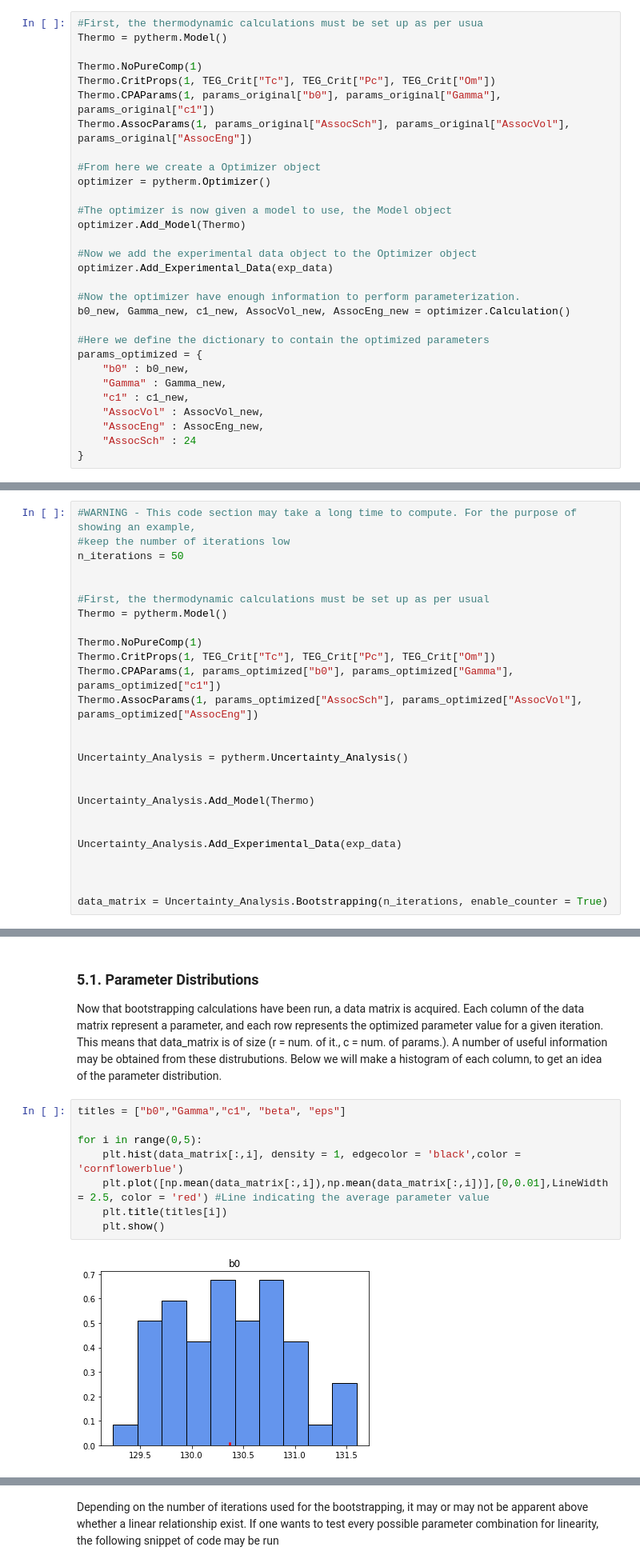
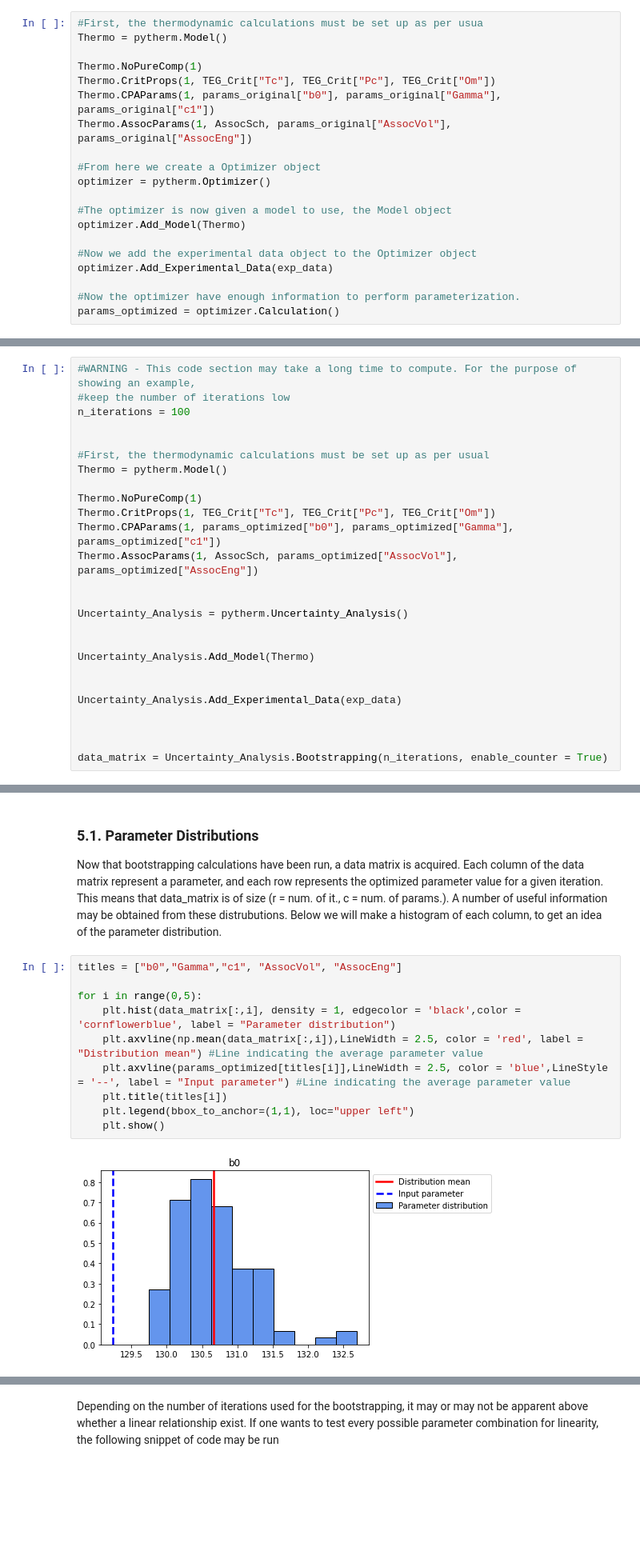
Before and after one commit to olisimdan/PyTherm, a Jupyter notebook: 5. Uncertainty Analysis.ipynb, the cells around one changed output, grey strips where cells are left out. Shown: that part at 80% size. Cells and saved outputs as stored; diff of their text form; blank space fills up the shorter version.

```diff
--- a/5. Uncertainty Analysis.ipynb
+++ b/5. Uncertainty Analysis.ipynb
@@ -151,7 +152,7 @@ Thermo = pytherm.Model()
 Thermo.NoPureComp(1)
 Thermo.CritProps(1, TEG_Crit["Tc"], TEG_Crit["Pc"], TEG_Crit["Om"])
 Thermo.CPAParams(1, params_original["b0"], params_original["Gamma"], params_original["c1"])
-Thermo.AssocParams(1, params_original["AssocSch"], params_original["AssocVol"], params_original["AssocEng"])
+Thermo.AssocParams(1, AssocSch, params_original["AssocVol"], params_original["AssocEng"])
 
 #From here we create a Optimizer object
 optimizer = pytherm.Optimizer()
@@ -163,17 +164,7 @@ optimizer.Add_Model(Thermo)
 optimizer.Add_Experimental_Data(exp_data)
 
 #Now the optimizer have enough information to perform parameterization.
-b0_new, Gamma_new, c1_new, AssocVol_new, AssocEng_new = optimizer.Calculation()
-
-#Here we define the dictionary to contain the optimized parameters
-params_optimized = {
-    "b0" : b0_new,
-    "Gamma" : Gamma_new,
-    "c1" : c1_new,
-    "AssocVol" : AssocVol_new,
-    "AssocEng" : AssocEng_new,
-    "AssocSch" : 24
-}
+params_optimized = optimizer.Calculation()
 # %% [markdown]
 We have now obtained optimized parameters! Let us expose them to sensitivity analysis, just like the previous parameter set.
 # %%
@@ -239,7 +230,7 @@ In this section the bootstrapping methodology is applied to test parameter uncer
 # %%
 #WARNING - This code section may take a long time to compute. For the purpose of showing an example,
 #keep the number of iterations low
-n_iterations = 50
+n_iterations = 100
 
 
 #First, the thermodynamic calculations must be set up as per usual
@@ -248,7 +239,7 @@ Thermo = pytherm.Model()
 Thermo.NoPureComp(1)
 Thermo.CritProps(1, TEG_Crit["Tc"], TEG_Crit["Pc"], TEG_Crit["Om"])
 Thermo.CPAParams(1, params_optimized["b0"], params_optimized["Gamma"], params_optimized["c1"])
-Thermo.AssocParams(1, params_optimized["AssocSch"], params_optimized["AssocVol"], params_optimized["AssocEng"])
+Thermo.AssocParams(1, AssocSch, params_optimized["AssocVol"], params_optimized["AssocEng"])
 
 
 Uncertainty_Analysis = pytherm.Uncertainty_Analysis()
@@ -284,12 +275,14 @@ Iteration 50 of 50
 ### 5.1. Parameter Distributions
 Now that bootstrapping calculations have been run, a data matrix is acquired. Each column of the data matrix represent a parameter, and each row represents the optimized parameter value for a given iteration. This means that data_matrix is of size (r = num. of it., c = num. of params.). A number of useful information may be obtained from these distrubutions. Below we will make a histogram of each column, to get an idea of the parameter distribution.
 # %%
-titles = ["b0","Gamma","c1", "beta", "eps"]
+titles = ["b0","Gamma","c1", "AssocVol", "AssocEng"]
 
 for i in range(0,5):
-    plt.hist(data_matrix[:,i], density = 1, edgecolor = 'black',color = 'cornflowerblue')
-    plt.plot([np.mean(data_matrix[:,i]),np.mean(data_matrix[:,i])],[0,0.01],LineWidth = 2.5, color = 'red') #Line indicating the average parameter value
+    plt.hist(data_matrix[:,i], density = 1, edgecolor = 'black',color = 'cornflowerblue', label = "Parameter distribution")
+    plt.axvline(np.mean(data_matrix[:,i]),LineWidth = 2.5, color = 'red', label = "Distribution mean") #Line indicating the average parameter value
+    plt.axvline(params_optimized[titles[i]],LineWidth = 2.5, color = 'blue',LineStyle = '--', label = "Input parameter") #Line indicating the average parameter value
     plt.title(titles[i])
+    plt.legend(bbox_to_anchor=(1,1), loc="upper left")
     plt.show()
 # %% [output]
-[figure, old version]
+[figure, new version]
```
Also changed, not shown: parts of 7 cells of this notebook, 11 other files.
